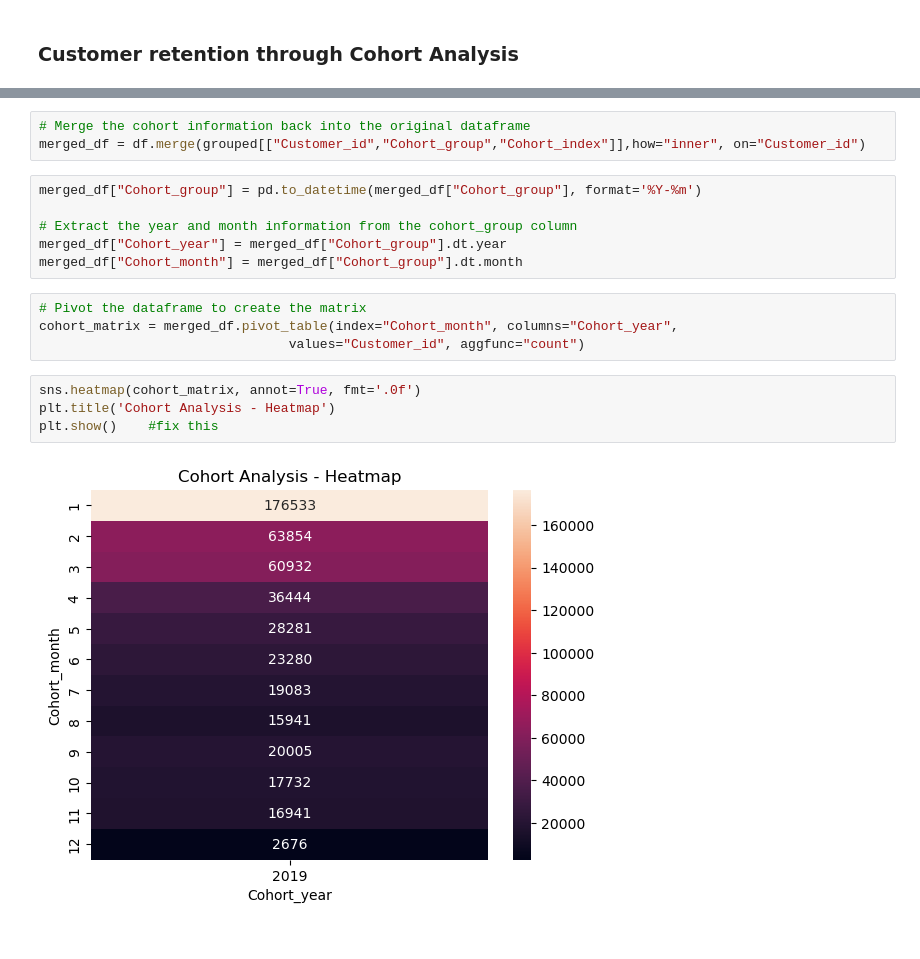
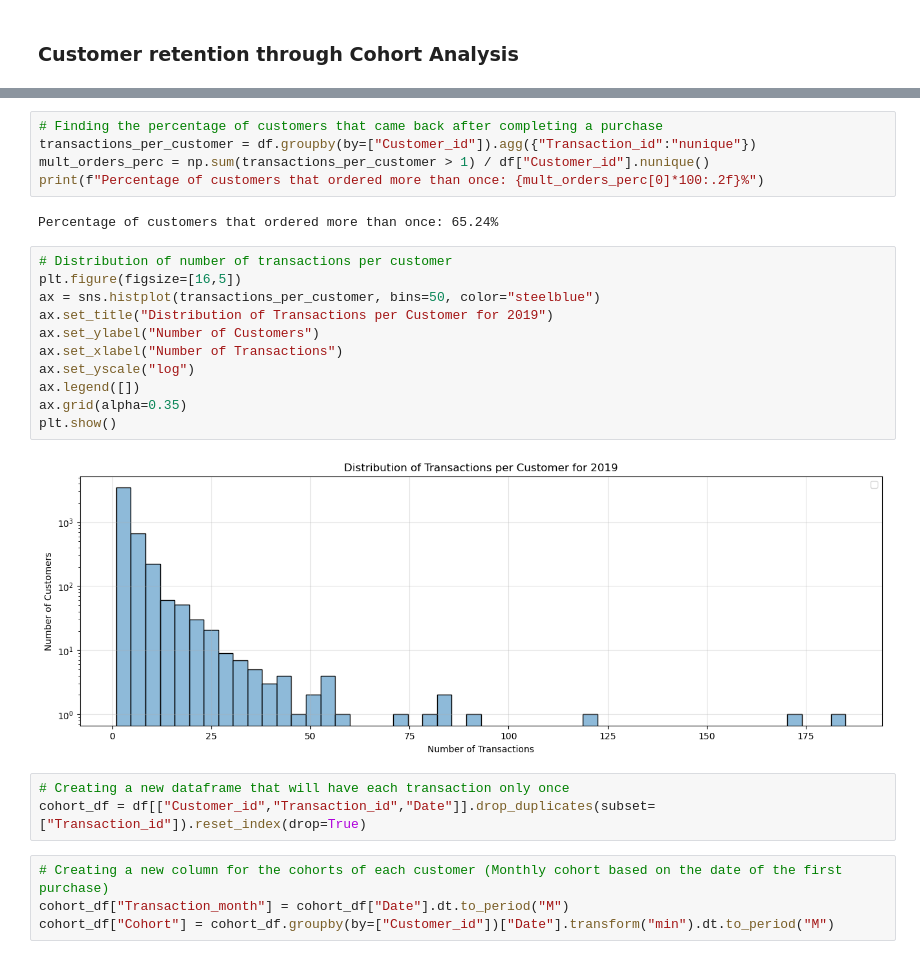
Before and after one commit to SyNikolai/EcommerceAnalytics, a Jupyter notebook: ecommerce.ipynb, the cells around one changed output, grey strips where cells are left out. Drawn from its saved outputs; the diff is of its cells as text.

Commit message:
Updated the cohort analysis

```diff
--- a/ecommerce.ipynb
+++ b/ecommerce.ipynb
@@ -680,19 +681,27 @@ grouped["Cohort_index"] = grouped.groupby(by=["Cohort_group"]).cumcount() + 1
-# %%
-# Merge the cohort information back into the original dataframe
-merged_df = df.merge(grouped[["Customer_id","Cohort_group","Cohort_index"]],how="inner", on="Customer_id")
-# %%
-merged_df["Cohort_group"] = pd.to_datetime(merged_df["Cohort_group"], format='%Y-%m')
-
-# Extract the year and month information from the cohort_group column
-merged_df["Cohort_year"] = merged_df["Cohort_group"].dt.year
-merged_df["Cohort_month"] = merged_df["Cohort_group"].dt.month
-# %%
-# Pivot the dataframe to create the matrix
-cohort_matrix = merged_df.pivot_table(index="Cohort_month", columns="Cohort_year",
-                                values="Customer_id", aggfunc="count")
-# %%
-sns.heatmap(cohort_matrix, annot=True, fmt='.0f')
-plt.title('Cohort Analysis - Heatmap')
-plt.show()    #fix this
-# %% [output]
-[figure, removed]
+# %%
+# Finding the percentage of customers that came back after completing a purchase
+transactions_per_customer = df.groupby(by=["Customer_id"]).agg({"Transaction_id":"nunique"})
+mult_orders_perc = np.sum(transactions_per_customer > 1) / df["Customer_id"].nunique()
+print(f"Percentage of customers that ordered more than once: {mult_orders_perc[0]*100:.2f}%")
+# %% [output]
+Percentage of customers that ordered more than once: 65.24%
+# %%
+# Distribution of number of transactions per customer
+plt.figure(figsize=[16,5])
+ax = sns.histplot(transactions_per_customer, bins=50, color="steelblue")
+ax.set_title("Distribution of Transactions per Customer for 2019")
+ax.set_ylabel("Number of Customers")
+ax.set_xlabel("Number of Transactions")
+ax.set_yscale("log")
+ax.legend([])
+ax.grid(alpha=0.35)
+plt.show()
+# %% [output]
+[figure, added]
+# %%
+# Creating a new dataframe that will have each transaction only once
+cohort_df = df[["Customer_id","Transaction_id","Date"]].drop_duplicates(subset=["Transaction_id"]).reset_index(drop=True)
+# %%
+# Creating a new column for the cohorts of each customer (Monthly cohort based on the date of the first purchase)
+cohort_df["Transaction_month"] = cohort_df["Date"].dt.to_period("M")
+cohort_df["Cohort"] = cohort_df.groupby(by=["Customer_id"])["Date"].transform("min").dt.to_period("M")
```
Also changed, not shown: parts of 8 cells of this notebook.
